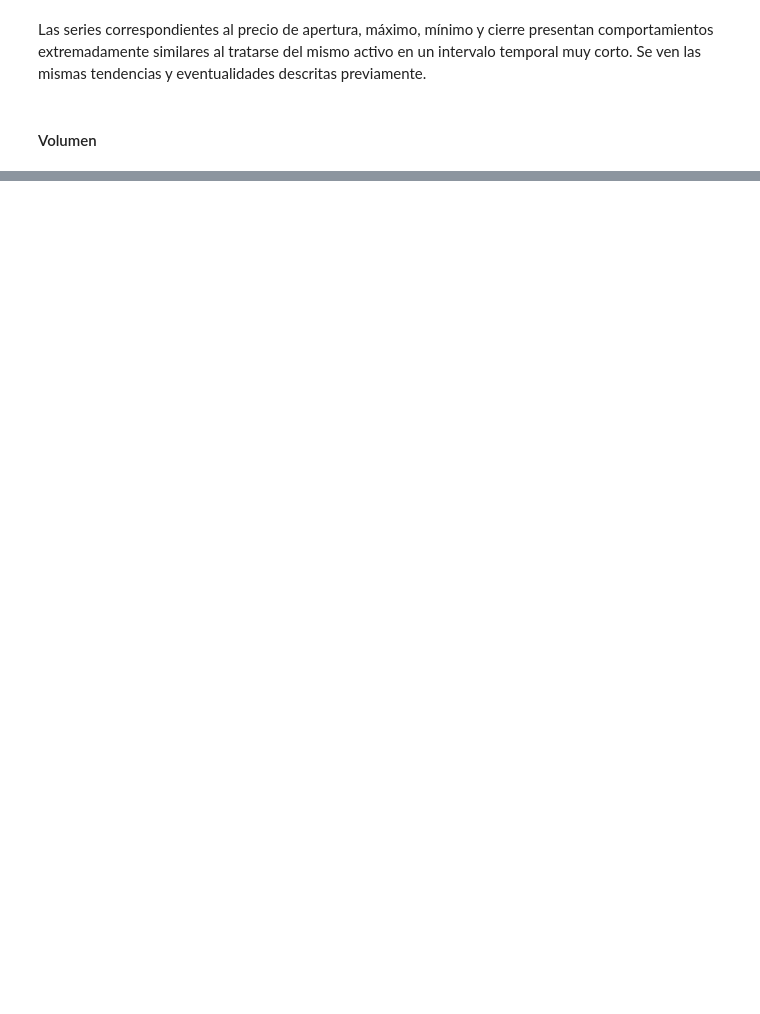
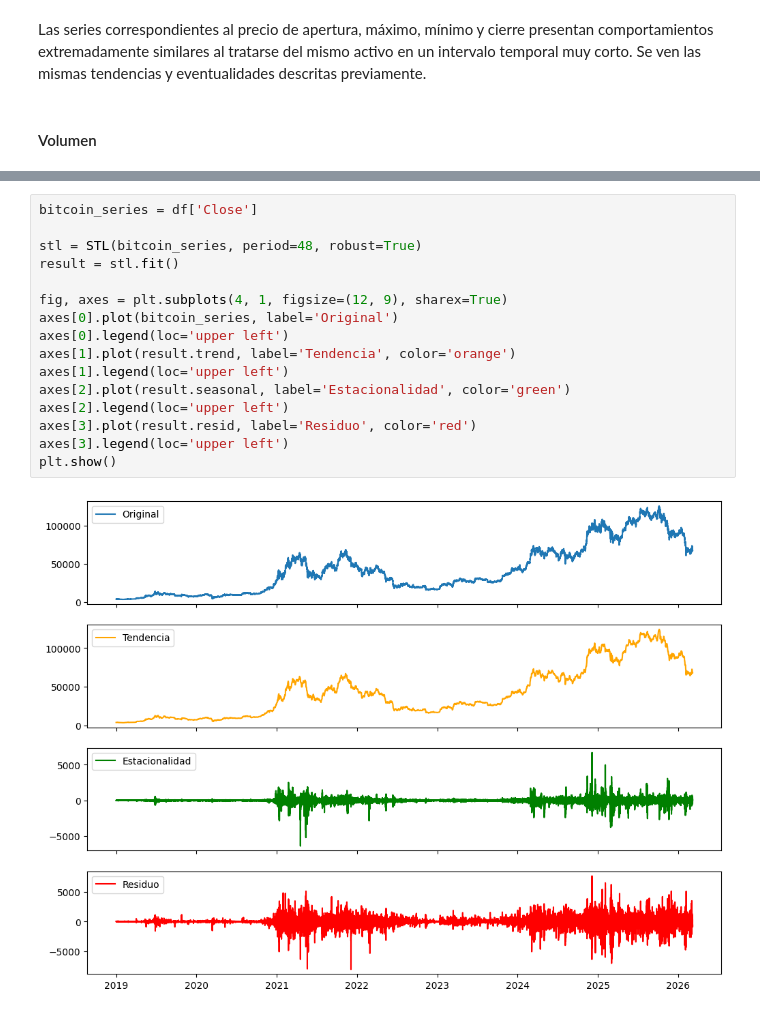
Before and after one commit to T1fff/Proyecto-Investigacion-Bitcoin, a Jupyter notebook: index.ipynb, the cells around one changed output, grey strips where cells are left out. Drawn from its saved outputs; the diff is of its cells as text; blank space fills up the shorter version.

```diff
--- a/index.ipynb
+++ b/index.ipynb
@@ -273,0 +299,18 @@ plt.show()
+# %%
+bitcoin_series = df['Close']
+
+stl = STL(bitcoin_series, period=48, robust=True)
+result = stl.fit()
+
+fig, axes = plt.subplots(4, 1, figsize=(12, 9), sharex=True)
+axes[0].plot(bitcoin_series, label='Original')
+axes[0].legend(loc='upper left')
+axes[1].plot(result.trend, label='Tendencia', color='orange')
+axes[1].legend(loc='upper left')
+axes[2].plot(result.seasonal, label='Estacionalidad', color='green')
+axes[2].legend(loc='upper left')
+axes[3].plot(result.resid, label='Residuo', color='red')
+axes[3].legend(loc='upper left')
+plt.show()
+# %% [output]
+[figure, added]
```
Also changed, not shown: parts of 37 cells of this notebook.
